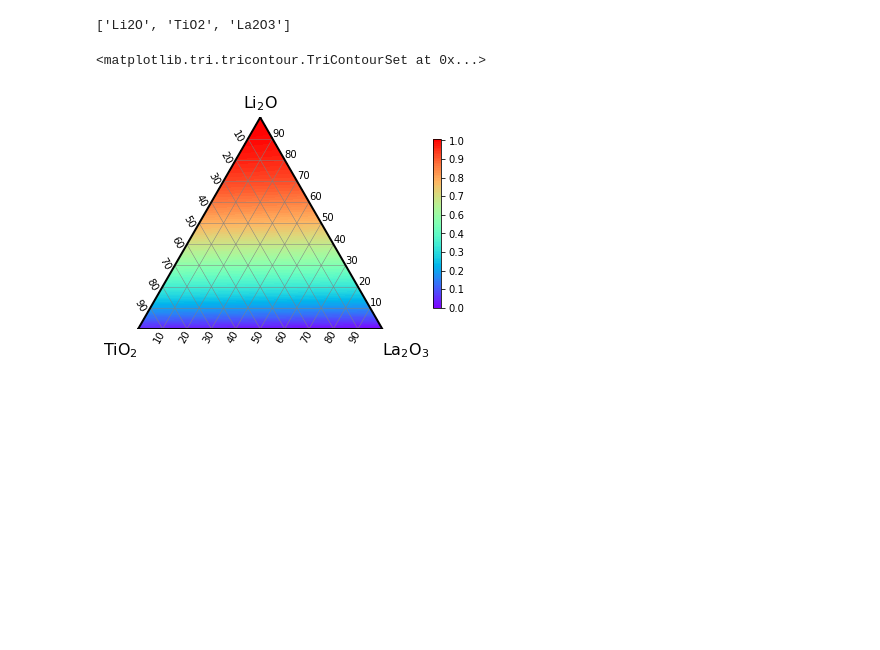
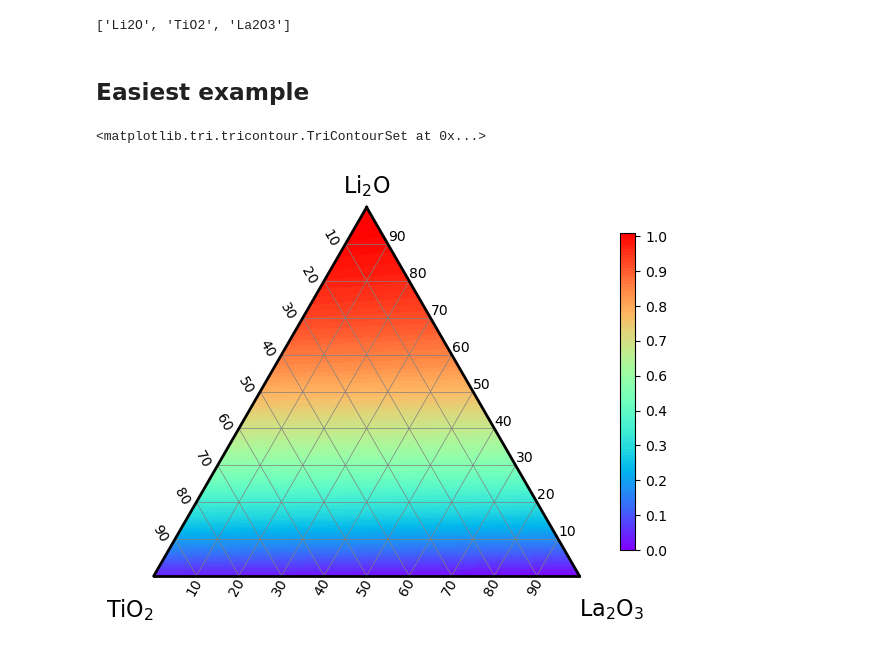
Before and after one commit to yu9824/ternary_diagram, a Jupyter notebook: example/contour/example_contour.ipynb, the cells around one changed output. Cells and saved outputs as stored; diff of their text form; code cells hidden in the pictures; blank space fills up the shorter version.

Commit message:
Re-run example notebooks and lint it with black

```diff
--- a/example/contour/example_contour.ipynb
+++ b/example/contour/example_contour.ipynb
@@ -21,10 +26,11 @@ materials = df.columns[0:3].tolist()
 materials
 # %% [output]
 ['Li2O', 'TiO2', 'La2O3']
+# %% [markdown]
+## Easiest example
 # %%
-fig = plt.figure(facecolor='white')
 td = TernaryDiagram(materials=materials)
-td.contour(df[materials], z = df['z'], z_min = 0, z_max = 1, bar_label = 'example_contour')
+td.contour(df[materials], z=df["z"], z_min=0, z_max=1)
 # %% [output]
 <matplotlib.tri.tricontour.TriContourSet at 0x...>
-[figure, old version]
+[figure, new version]
```
Also changed, not shown: parts of 8 cells of this notebook, 9 other files.
